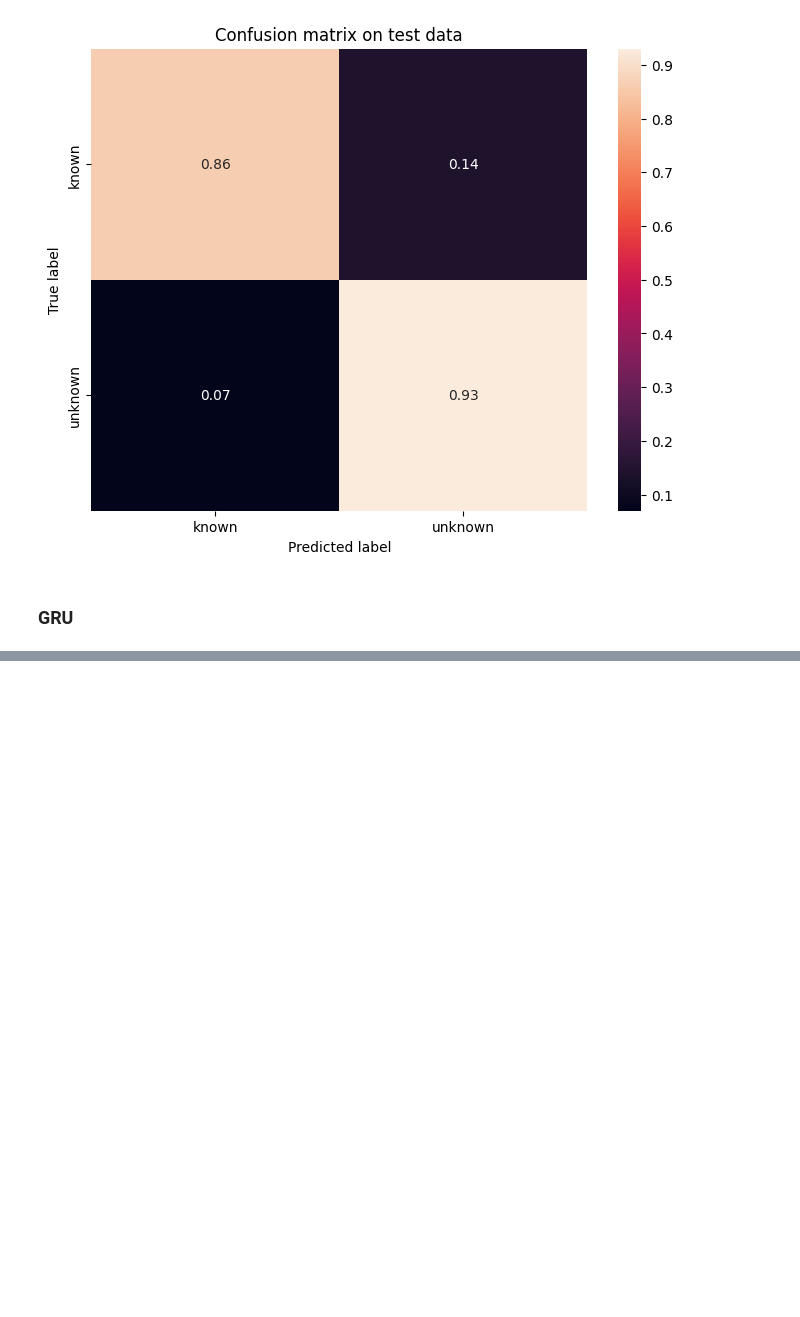
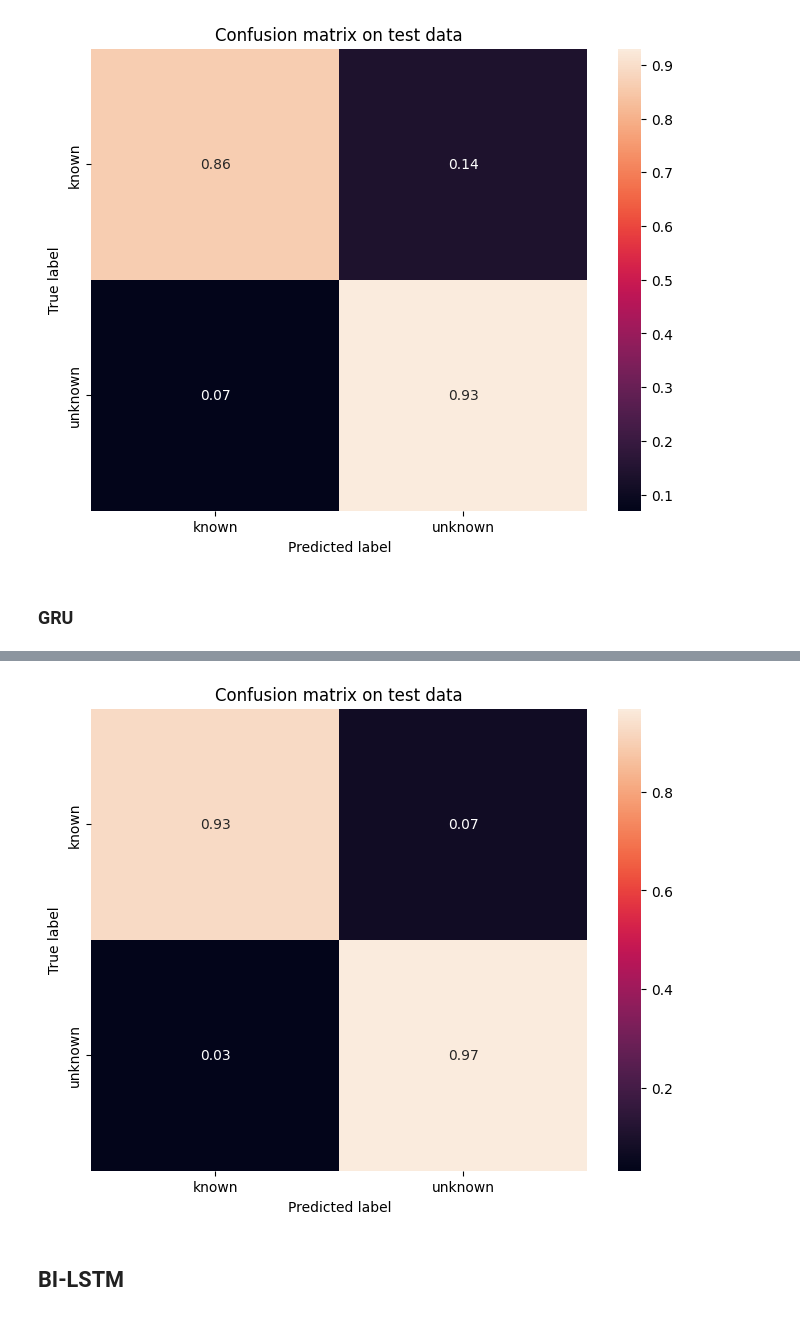
Before and after one commit to izabelatelejko/2024L-Deep-Learning-P2-Transformers, a Jupyter notebook: Unknown_detect_mfcc.ipynb, the cells around one changed output, grey strips where cells are left out. Cells and saved outputs as stored; diff of their text form; code cells hidden in the pictures; blank space fills up the shorter version.

```diff
--- a/Unknown_detect_mfcc.ipynb
+++ b/Unknown_detect_mfcc.ipynb
@@ -257,0 +277,6 @@ KeyboardInterrupt:
+# %%
+plot_conf_matrix(y_test, y_pred, CLASSES)
+# %% [output]
+[figure, added]
+# %% [markdown]
+## BI-LSTM
```
Also changed, not shown: parts of 8 cells of this notebook.
